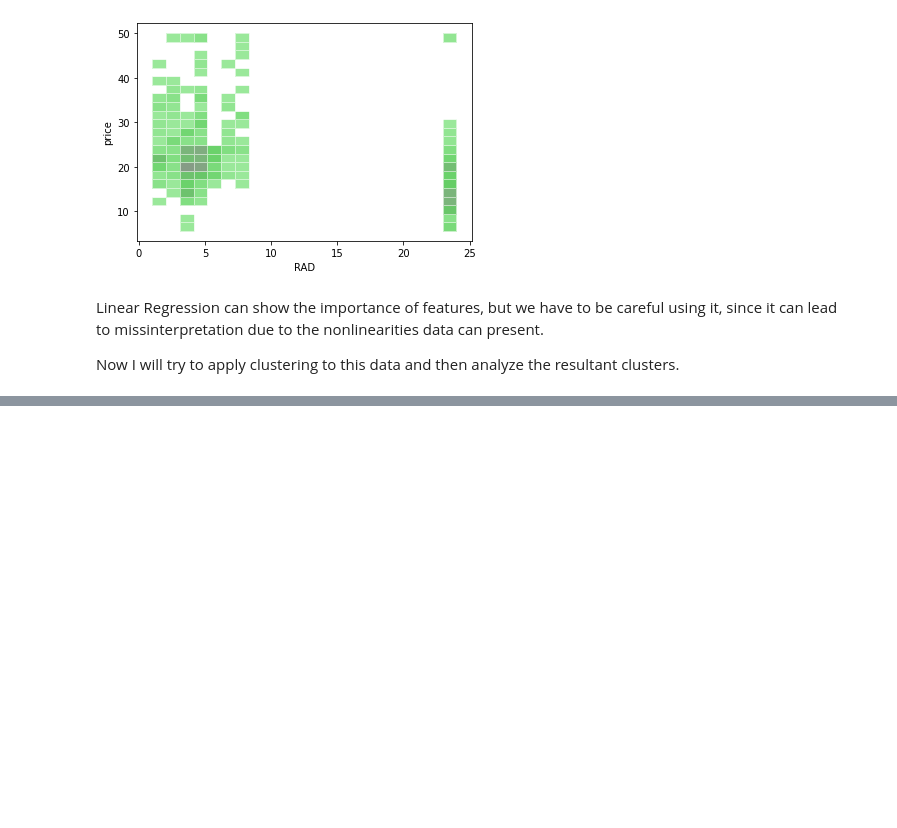
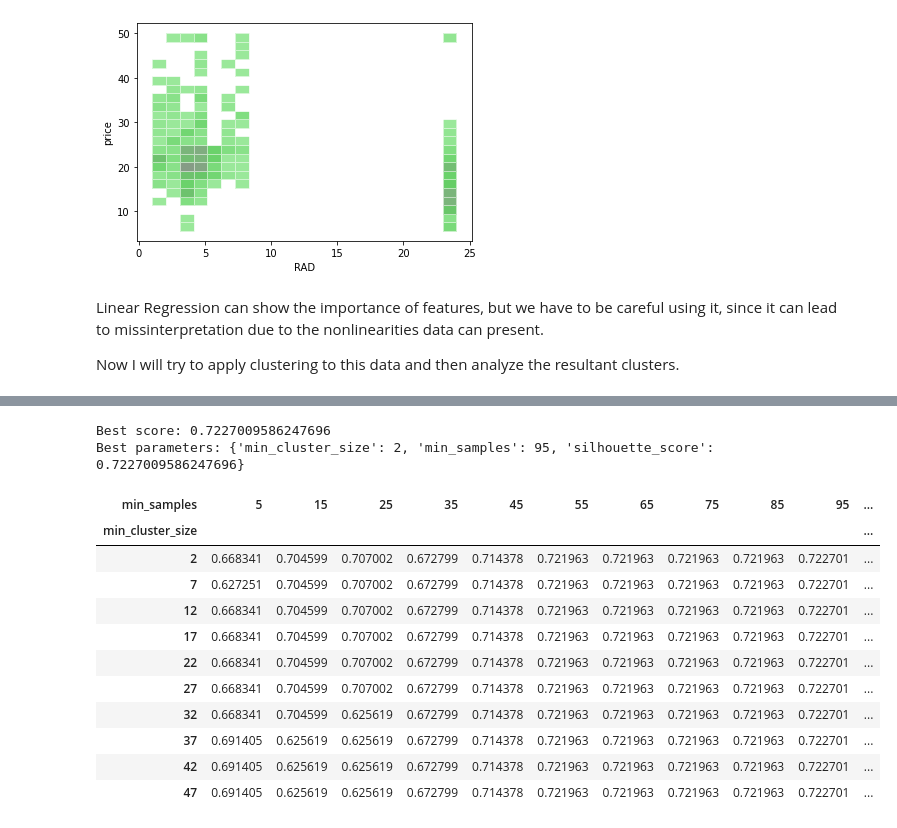
Before and after one commit to Esk1z0/bostonhousepricinganalysis, a Jupyter notebook: housePricingAnalisys.ipynb, the cells around one changed output, grey strips where cells are left out. Cells and saved outputs as stored; diff of their text form; code cells hidden in the pictures; blank space fills up the shorter version.

```diff
--- a/housePricingAnalisys.ipynb
+++ b/housePricingAnalisys.ipynb
@@ -237,0 +297,50 @@ df_filtered.head()
+# %%
+import pandas as pd
+import hdbscan
+from sklearn.metrics import silhouette_score
+
+min_cluster_sizes = range(2, 50, 5)
+min_samples = range(5, 200, 10)
+
+best_score = -1
+best_parameters = {}
+results_mem = pd.DataFrame(columns=["min_cluster_size", "min_samples", "score"])
+
+for size in min_cluster_sizes:
+    for sample in min_samples:
+        model = hdbscan.HDBSCAN(min_cluster_size=size, min_samples=sample)
+        labels = model.fit_predict(X)
+
+        if len(set(labels)) > 1:
+            score = silhouette_score(X, labels)
+            if score > best_score:
+                best_score = score
+                best_params = {'min_cluster_size': size, 'min_samples': sample, 'silhouette_score': score}
+            temp_df = pd.DataFrame({"min_cluster_size": [size], "min_samples": [sample], "score": [score]})
+        else:
+            temp_df = pd.DataFrame({"min_cluster_size": [size], "min_samples": [sample], "score": [-1.5]})
+
+        results_mem = pd.concat([results_mem, temp_df], ignore_index=True)
+
+print("Best score:", best_score)
+print("Best parameters:", best_params)
+# %% [output]
+Best score: 0.7227009586247696
+Best parameters: {'min_cluster_size': 2, 'min_samples': 95, 'silhouette_score': 0.7227009586247696}
+# %%
+pivot_table = results_mem.pivot("min_cluster_size", "min_samples", "score")
+pivot_table = pivot_table.astype(float)
+pivot_table
+# %% [output]
+| min_samples | 5 | 15 | 25 | 35 | 45 | 55 | 65 | 75 | 85 | 95 | ... |
+| min_cluster_size |  |  |  |  |  |  |  |  |  |  | ... |
+| 2 | 0.668341 | 0.704599 | 0.707002 | 0.672799 | 0.714378 | 0.721963 | 0.721963 | 0.721963 | 0.721963 | 0.722701 | ... |
+| 7 | 0.627251 | 0.704599 | 0.707002 | 0.672799 | 0.714378 | 0.721963 | 0.721963 | 0.721963 | 0.721963 | 0.722701 | ... |
+| 12 | 0.668341 | 0.704599 | 0.707002 | 0.672799 | 0.714378 | 0.721963 | 0.721963 | 0.721963 | 0.721963 | 0.722701 | ... |
+| 17 | 0.668341 | 0.704599 | 0.707002 | 0.672799 | 0.714378 | 0.721963 | 0.721963 | 0.721963 | 0.721963 | 0.722701 | ... |
+| 22 | 0.668341 | 0.704599 | 0.707002 | 0.672799 | 0.714378 | 0.721963 | 0.721963 | 0.721963 | 0.721963 | 0.722701 | ... |
+| 27 | 0.668341 | 0.704599 | 0.707002 | 0.672799 | 0.714378 | 0.721963 | 0.721963 | 0.721963 | 0.721963 | 0.722701 | ... |
+| 32 | 0.668341 | 0.704599 | 0.625619 | 0.672799 | 0.714378 | 0.721963 | 0.721963 | 0.721963 | 0.721963 | 0.722701 | ... |
+| 37 | 0.691405 | 0.625619 | 0.625619 | 0.672799 | 0.714378 | 0.721963 | 0.721963 | 0.721963 | 0.721963 | 0.722701 | ... |
+| 42 | 0.691405 | 0.625619 | 0.625619 | 0.672799 | 0.714378 | 0.721963 | 0.721963 | 0.721963 | 0.721963 | 0.722701 | ... |
+| 47 | 0.691405 | 0.625619 | 0.625619 | 0.672799 | 0.714378 | 0.721963 | 0.721963 | 0.721963 | 0.721963 | 0.722701 | ... |
```
Also changed, not shown: parts of 7 cells of this notebook.
